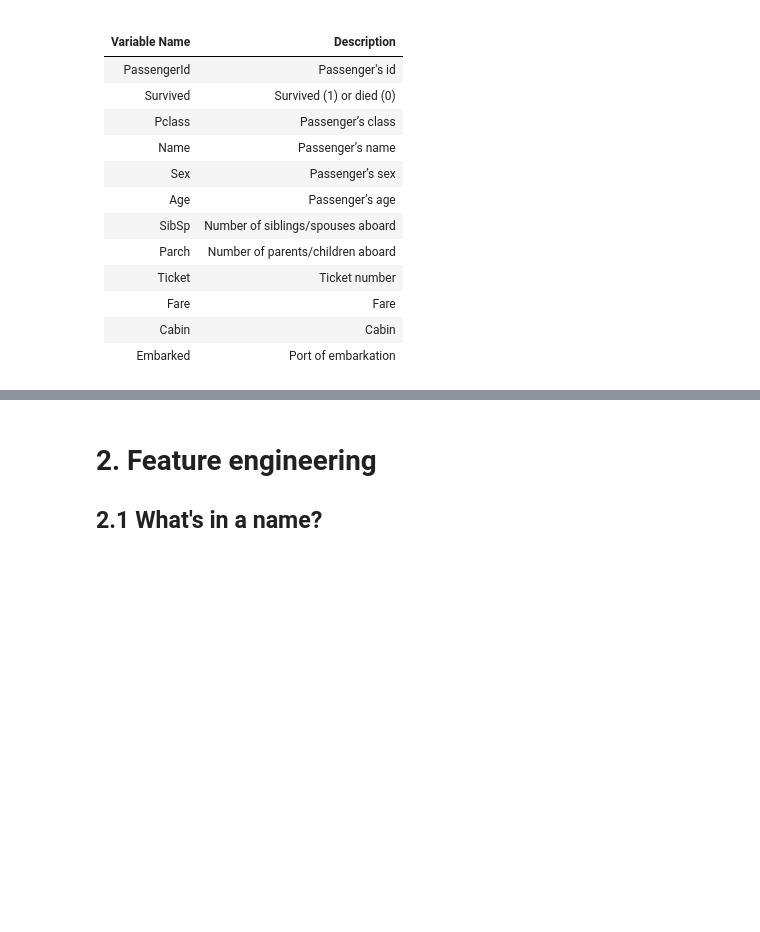
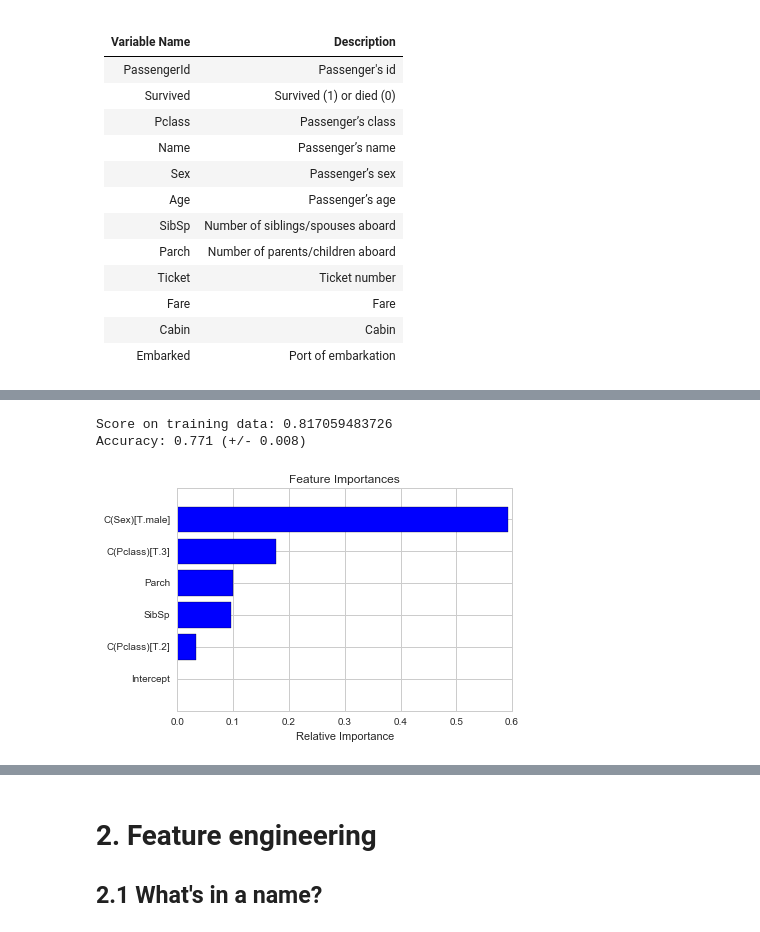
Before and after one commit to Overlytic/titanic, a Jupyter notebook: Titanic.ipynb, the cells around one changed output, grey strips where cells are left out. Cells and saved outputs as stored; diff of their text form; code cells hidden in the pictures; blank space fills up the shorter version.

```diff
--- a/Titanic.ipynb
+++ b/Titanic.ipynb
@@ -101,0 +130,32 @@ We’ve got a sense of our variables, their class type, and the first few observ
+# %%
+def make_experiment(formula, clf, train_data):
+    "function_docstring"
+
+    # Create the train datasets from formula
+    y, X = dmatrices(formula, data=train_data, return_type='dataframe')
+
+    # RandomForestClassifier expects a 1 demensional NumPy array, so we convert
+    y = np.asarray(y).ravel()
+
+    # fit the model to our training data
+    clf.fit(X, y)
+
+    # and evaluate it's performance
+    score = clf.score(X,y)
+    print("Score on training data: %s" % score)
+
+    scores = cross_val_score(clf, X, y, cv=2)
+    print("Accuracy: %0.3f (+/- %0.3f)" % (scores.mean(), scores.std() * 2))
+
+    # get features importances
+    importances = clf.feature_importances_
+    indices = np.argsort(importances)
+
+    # show features importances
+    plt.figure(1)
+    plt.title('Feature Importances')
+    plt.barh(range(len(indices)), importances[indices], color='b', align='center')
+    plt.yticks(range(len(indices)), X[indices])
+    plt.xlabel('Relative Importance')
+
+    return clf
@@ -101,0 +176,3 @@ We’ve got a sense of our variables, their class type, and the first few observ
+# %%
+# instantiate classificator
+random_forest = RandomForestClassifier(n_estimators=100, max_features=None)
@@ -101,0 +186,7 @@ We’ve got a sense of our variables, their class type, and the first few observ
+# %%
+# model formula
+# here the ~ sign is an = sign, and the features of our dataset
+# are written as a formula to predict survived. The C() lets our
+# regression know that those variables are categorical.
+# Ref: http://patsy.readthedocs.org/en/latest/formulas.html
+formula = 'Survived ~ C(Pclass) + C(Sex) + SibSp + Parch'
@@ -101,0 +205,6 @@ We’ve got a sense of our variables, their class type, and the first few observ
+# %%
+trained_random_forest = make_experiment(formula, clf=random_forest, train_data=train_df)
+# %% [output]
+Score on training data: 0.817059483726
+Accuracy: 0.771 (+/- 0.008)
+[figure, added]
```
Also changed, not shown: parts of 38 cells of this notebook, 4 other files.
